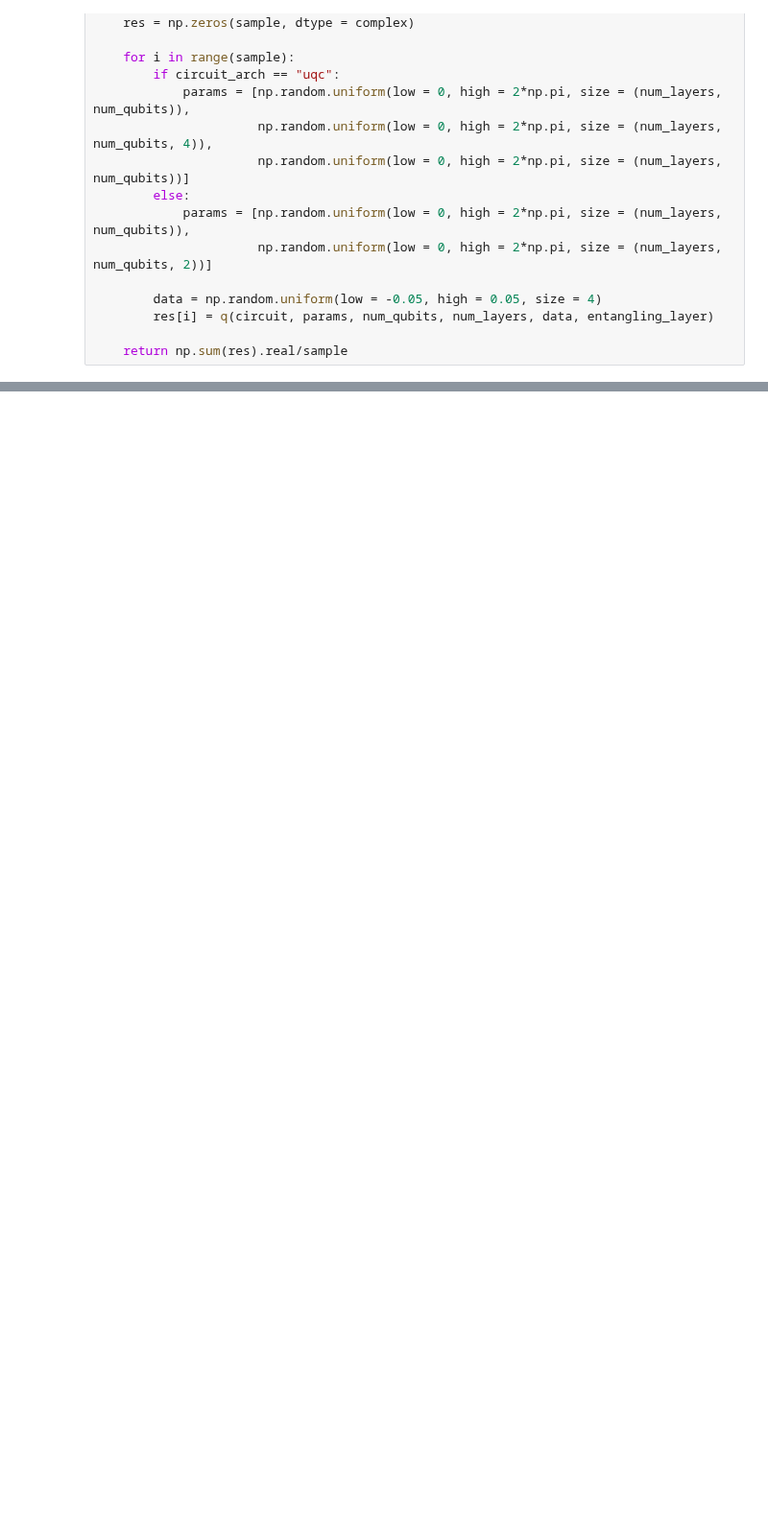
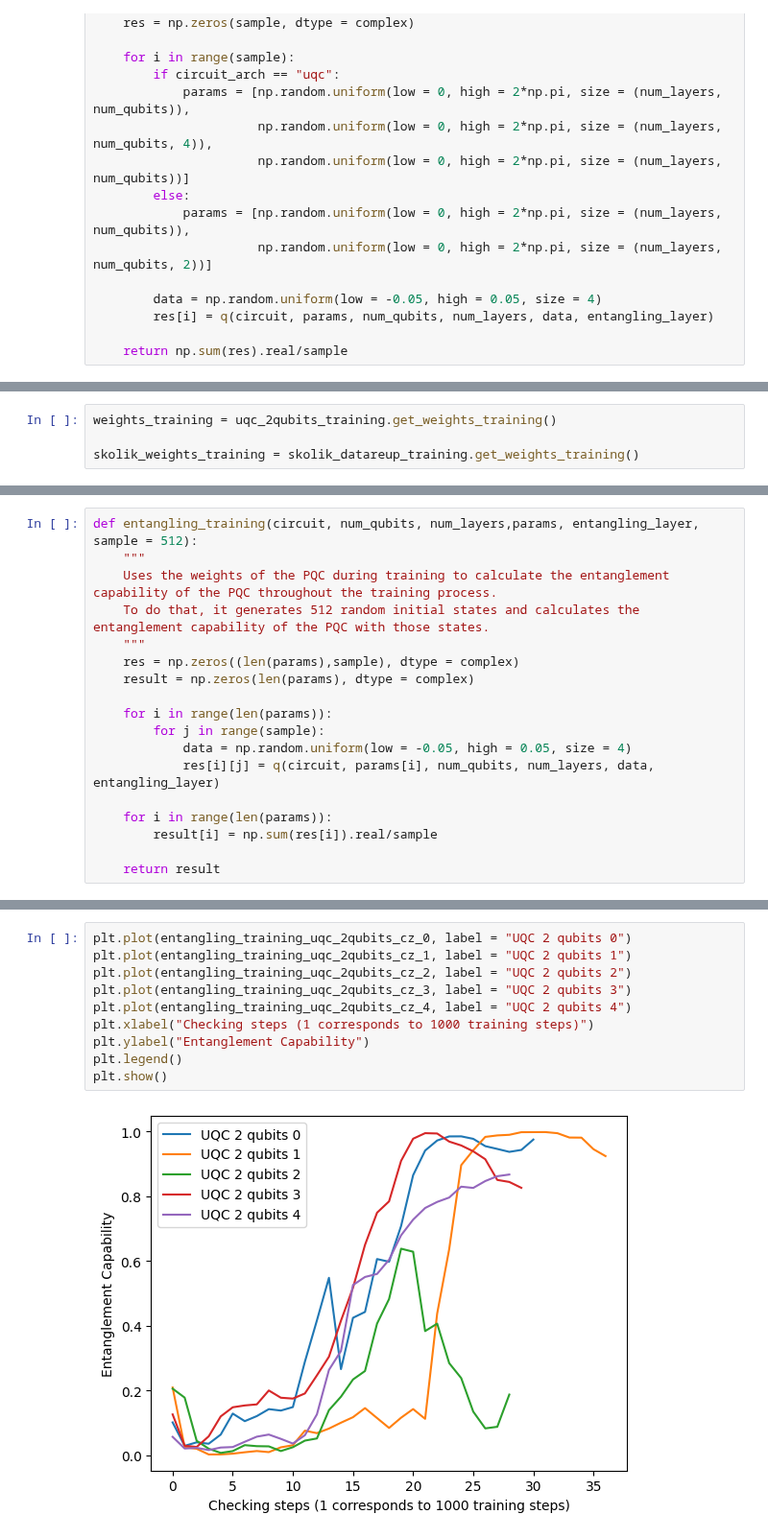
Before and after one commit to RodrigoCoelho7/VQC_Qlearning, a Jupyter notebook: data_analysis/entanglement_capability.ipynb, the cells around one changed output, grey strips where cells are left out. Shown at 96% size. Saved outputs shown, nothing was run; the diff lists cells and outputs as text; blank space fills up the shorter version.

```diff
--- a/data_analysis/entanglement_capability.ipynb
+++ b/data_analysis/entanglement_capability.ipynb
@@ -133,0 +162,4 @@ Entangling capability of Schuld with 4 qubits and full entangling layer with CZs
+# %%
+weights_training = uqc_2qubits_training.get_weights_training()
+
+skolik_weights_training = skolik_datareup_training.get_weights_training()
@@ -133,0 +189,18 @@ Entangling capability of Schuld with 4 qubits and full entangling layer with CZs
+# %%
+def entangling_training(circuit, num_qubits, num_layers,params, entangling_layer, sample = 512):
+    """
+    Uses the weights of the PQC during training to calculate the entanglement capability of the PQC throughout the training process.
+    To do that, it generates 512 random initial states and calculates the entanglement capability of the PQC with those states.
+    """
+    res = np.zeros((len(params),sample), dtype = complex)
+    result = np.zeros(len(params), dtype = complex)
+
+    for i in range(len(params)):
+        for j in range(sample):
+            data = np.random.uniform(low = -0.05, high = 0.05, size = 4)
+            res[i][j] = q(circuit, params[i], num_qubits, num_layers, data, entangling_layer)
+
+    for i in range(len(params)):
+        result[i] = np.sum(res[i]).real/sample
+
+    return result
@@ -133,0 +263,12 @@ Entangling capability of Schuld with 4 qubits and full entangling layer with CZs
+# %%
+plt.plot(entangling_training_uqc_2qubits_cz_0, label = "UQC 2 qubits 0")
+plt.plot(entangling_training_uqc_2qubits_cz_1, label = "UQC 2 qubits 1")
+plt.plot(entangling_training_uqc_2qubits_cz_2, label = "UQC 2 qubits 2")
+plt.plot(entangling_training_uqc_2qubits_cz_3, label = "UQC 2 qubits 3")
+plt.plot(entangling_training_uqc_2qubits_cz_4, label = "UQC 2 qubits 4")
+plt.xlabel("Checking steps (1 corresponds to 1000 training steps)")
+plt.ylabel("Entanglement Capability")
+plt.legend()
+plt.show()
+# %% [output]
+[figure, added]
```
Also changed, not shown: parts of 10 cells of this notebook.
